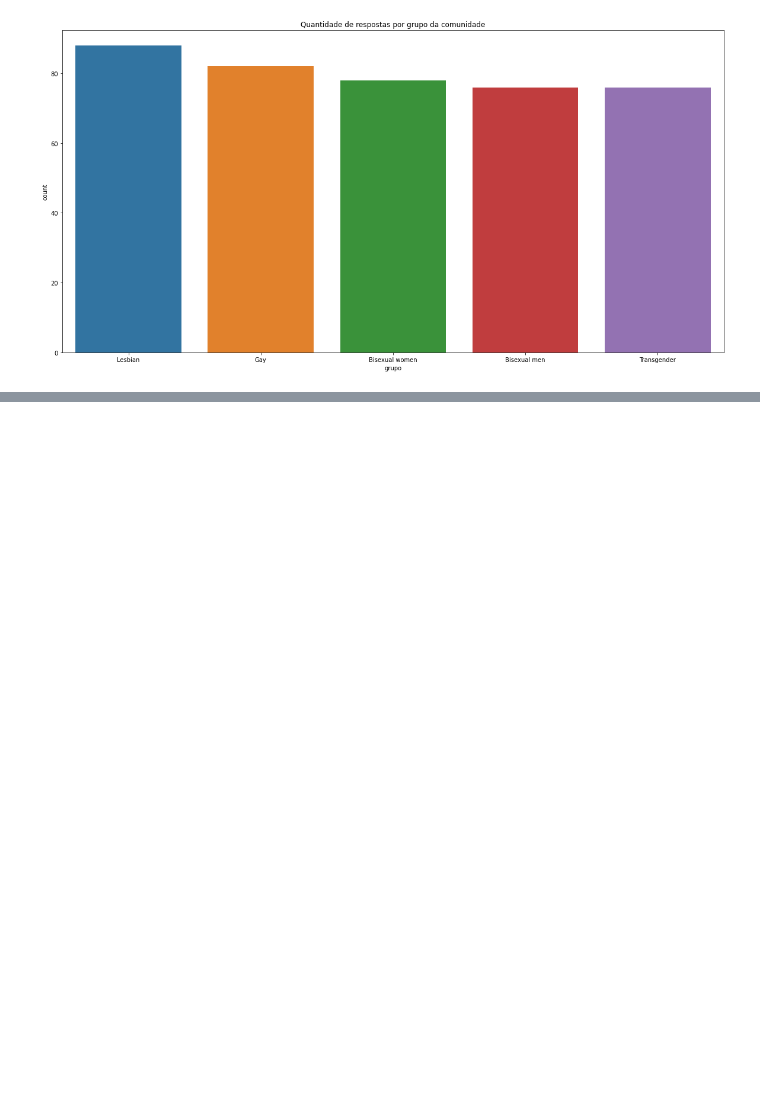
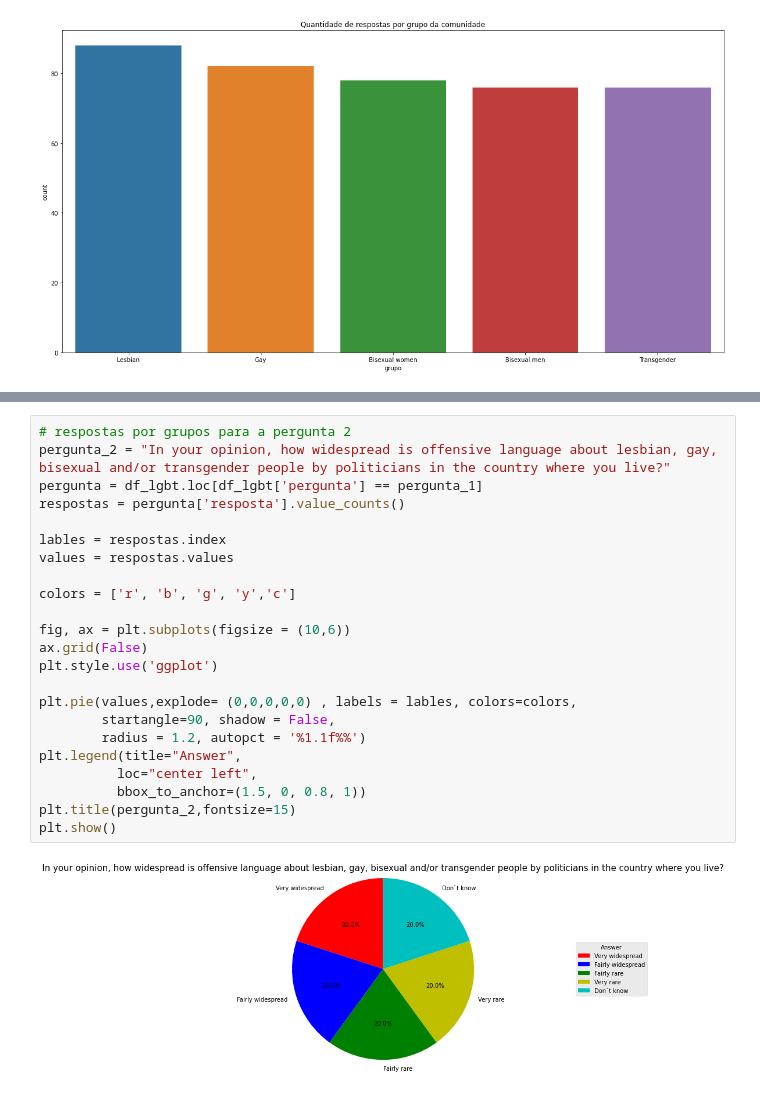
Before and after one commit to Weivak/UFRJ_Analitica_Tarefas, a Jupyter notebook: Tarefa_Analise/analise.ipynb, the cells around one changed output, grey strips where cells are left out. Drawn from its saved outputs; the diff is of its cells as text; blank space fills up the shorter version.

```diff
--- a/Tarefa_Analise/analise.ipynb
+++ b/Tarefa_Analise/analise.ipynb
@@ -280,0 +267,25 @@ Name: pergunta, dtype: int64
+# %%
+# respostas por grupos para a pergunta 2
+pergunta_2 = "In your opinion, how widespread is offensive language about lesbian, gay, bisexual and/or transgender people by politicians in the country where you live?"
+pergunta = df_lgbt.loc[df_lgbt['pergunta'] == pergunta_1]
+respostas = pergunta['resposta'].value_counts()
+
+lables = respostas.index
+values = respostas.values
+
+colors = ['r', 'b', 'g', 'y','c']
+
+fig, ax = plt.subplots(figsize = (10,6))
+ax.grid(False)
+plt.style.use('ggplot')
+
+plt.pie(values,explode= (0,0,0,0,0) , labels = lables, colors=colors,
+        startangle=90, shadow = False,
+        radius = 1.2, autopct = '%1.1f%%')
+plt.legend(title="Answer",
+          loc="center left",
+          bbox_to_anchor=(1.5, 0, 0.8, 1))
+plt.title(pergunta_2,fontsize=15)
+plt.show()
+# %% [output]
+[figure, added]
```
Also changed, not shown: parts of 10 cells of this notebook.
